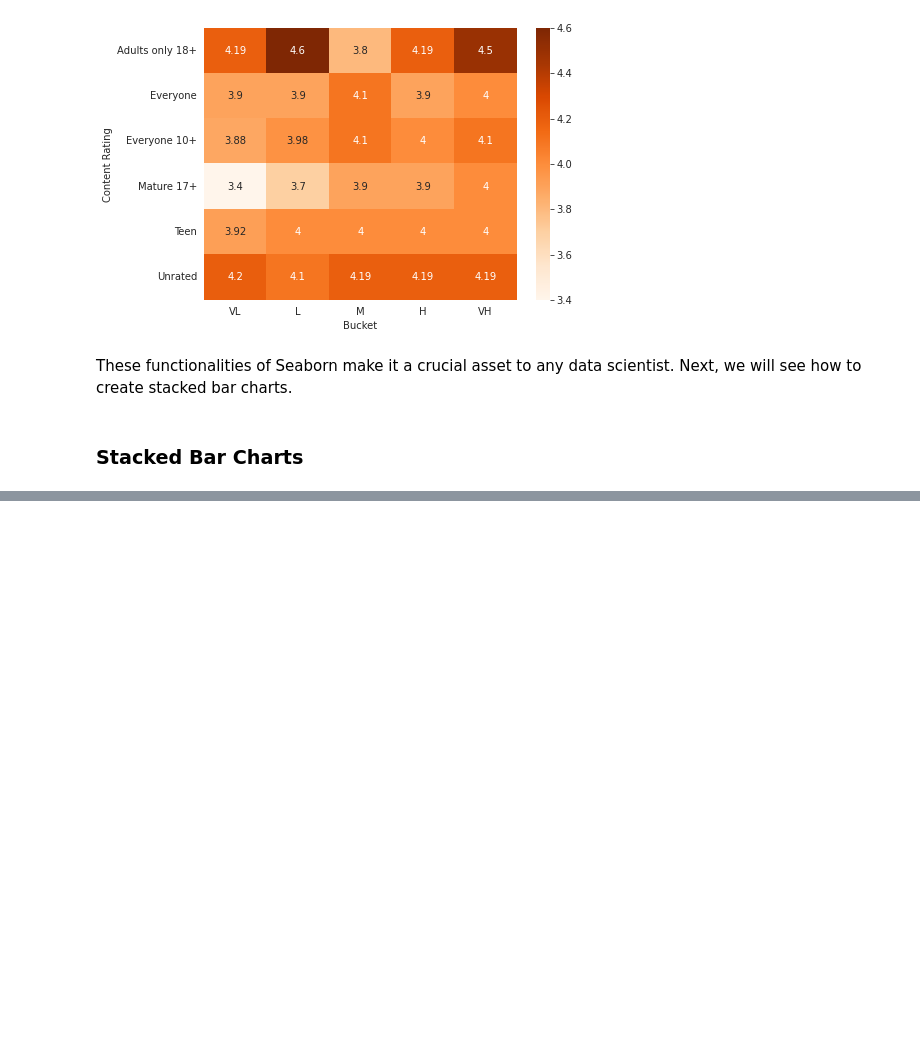
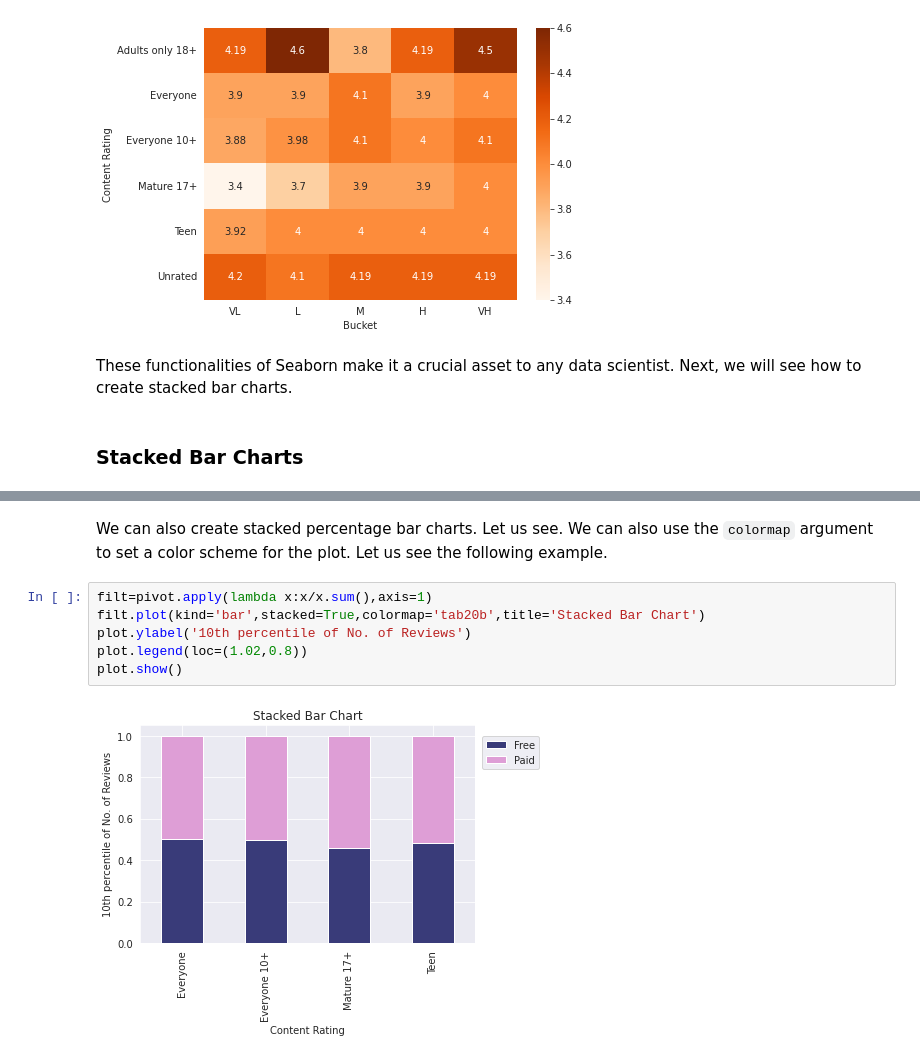
Before and after one commit to yashj1301/Python3-UpGrad-UMich, a Jupyter notebook: Python 3.x/Upgrad/Modules/Module 4 - Data Visualization/Session 2 - Data Visualization with Seaborn/Advanced_Plots_with_Seaborn.ipynb, the cells around one changed output, grey strips where cells are left out. Drawn from its saved outputs; the diff is of its cells as text; blank space fills up the shorter version.

```diff
--- a/Python 3.x/Upgrad/Modules/Module 4 - Data Visualization/Session 2 - Data Visualization with Seaborn/Advanced_Plots_with_Seaborn.ipynb
+++ b/Python 3.x/Upgrad/Modules/Module 4 - Data Visualization/Session 2 - Data Visualization with Seaborn/Advanced_Plots_with_Seaborn.ipynb
@@ -320,0 +394,10 @@ These functionalities of Seaborn make it a crucial asset to any data scientist.
+# %% [markdown]
+We can also create stacked percentage bar charts. Let us see. We can also use the `colormap` argument to set a color scheme for the plot. Let us see the following example.
+# %%
+filt=pivot.apply(lambda x:x/x.sum(),axis=1)
+filt.plot(kind='bar',stacked=True,colormap='tab20b',title='Stacked Bar Chart')
+plot.ylabel('10th percentile of No. of Reviews')
+plot.legend(loc=(1.02,0.8))
+plot.show()
+# %% [output]
+[figure, added]
```
Also changed, not shown: parts of 14 cells of this notebook.
